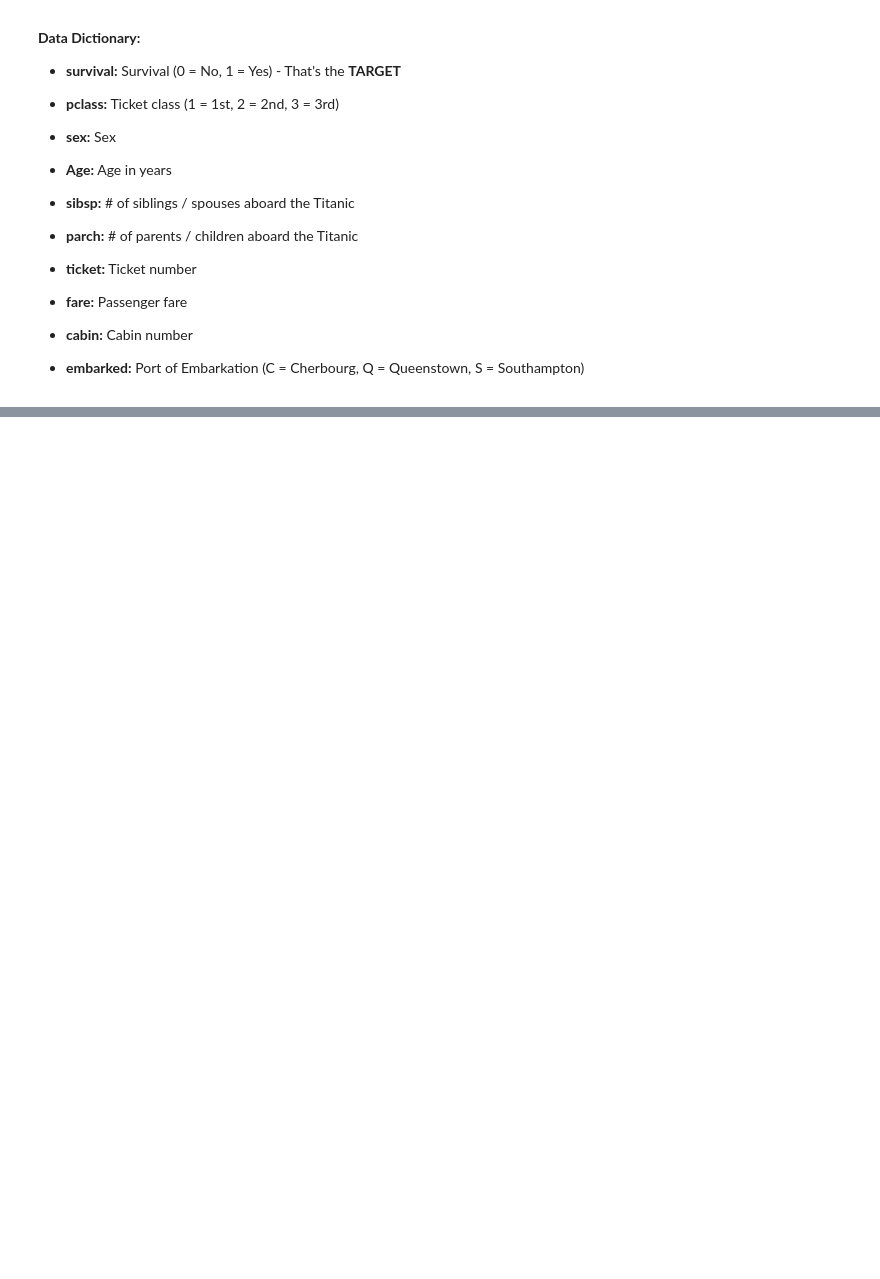
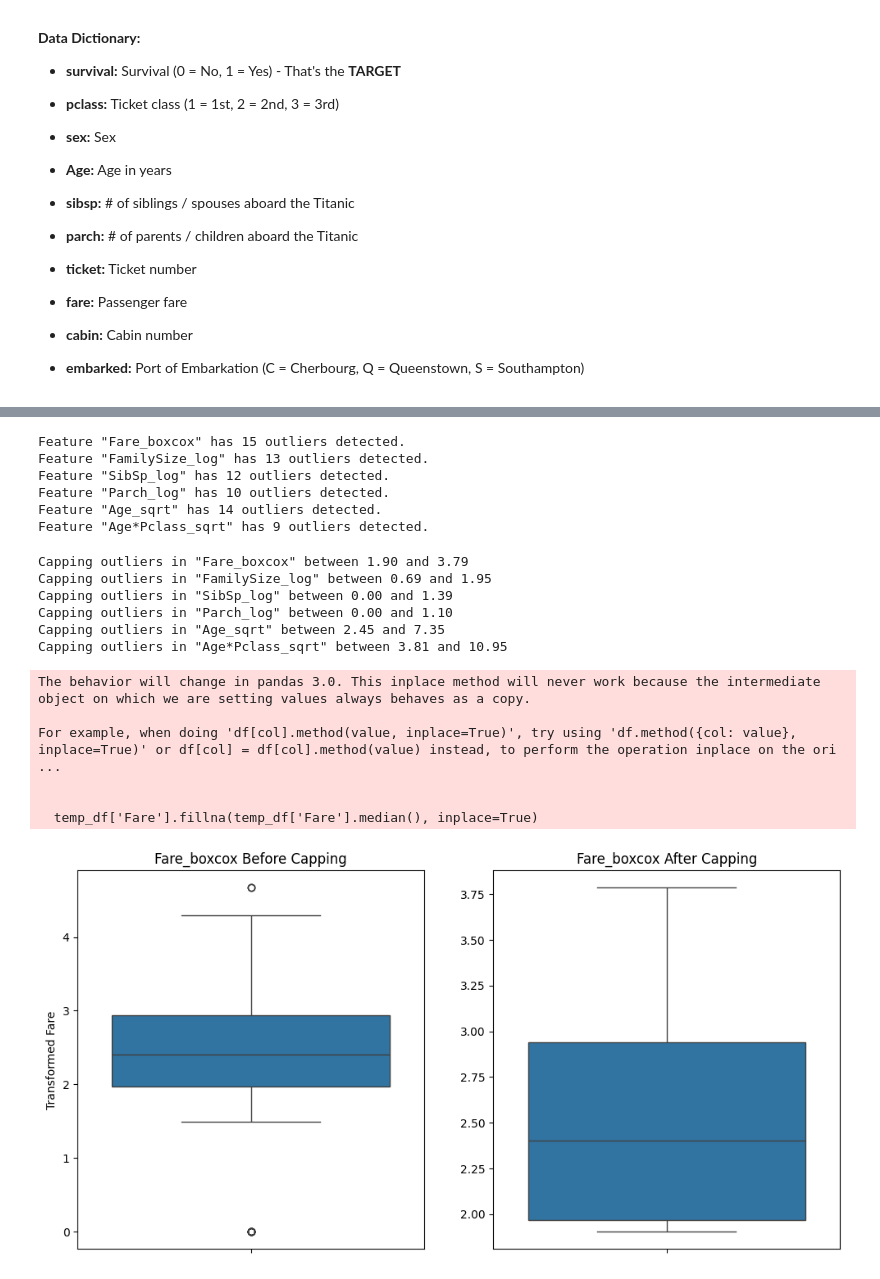
Before and after one commit to ArthurgLeonida/UFSC-DAS410108-Algorithms-DataToML, a Jupyter notebook: titanic.ipynb, the cells around one changed output, grey strips where cells are left out. Drawn from its saved outputs; the diff is of its cells as text; code cells hidden in the pictures; blank space fills up the shorter version.

```diff
--- a/titanic.ipynb
+++ b/titanic.ipynb
@@ -375,0 +549,73 @@ df_eng.head(5)
+# %%
+for feature in df_eng.select_dtypes(include=['number']).columns:
+    outliers = robust_outlier_detection(df_eng[feature])
+    num_outliers = outliers.sum()
+    if num_outliers > 0:
+        print(f'Feature "{feature}" has {num_outliers} outliers detected.')
+# %% [output]
+Feature "Fare_boxcox" has 15 outliers detected.
+Feature "FamilySize_log" has 13 outliers detected.
+Feature "SibSp_log" has 12 outliers detected.
+Feature "Parch_log" has 10 outliers detected.
+Feature "Age_sqrt" has 14 outliers detected.
+Feature "Age*Pclass_sqrt" has 9 outliers detected.
+# %%
+# --- Capping Outliers using the Percentile Method ---
+
+# Create a temporary DataFrame to show the 'before' state
+temp_df = df.copy()
+
+# Focus on the true numerical/continuous features from the list.
+features_to_cap = [
+    'Fare_boxcox',
+    'FamilySize_log',
+    'SibSp_log',
+    'Parch_log',
+    'Age_sqrt',
+    'Age*Pclass_sqrt'
+]
+
+for feature in features_to_cap:
+    if feature in df_eng.columns:
+        # Define the lower and upper bounds for capping
+        lower_bound = df_eng[feature].quantile(0.05)
+        upper_bound = df_eng[feature].quantile(0.95)
+
+        print(f'Capping outliers in "{feature}" between {lower_bound:.2f} and {upper_bound:.2f}')
+
+        # Use np.clip to cap the values
+        df_eng[feature] = np.clip(df_eng[feature], lower_bound, upper_bound)
+# %% [output]
+Capping outliers in "Fare_boxcox" between 1.90 and 3.79
+Capping outliers in "FamilySize_log" between 0.69 and 1.95
+Capping outliers in "SibSp_log" between 0.00 and 1.39
+Capping outliers in "Parch_log" between 0.00 and 1.10
+Capping outliers in "Age_sqrt" between 2.45 and 7.35
+Capping outliers in "Age*Pclass_sqrt" between 3.81 and 10.95
+# %%
+# --- Visualize the Effect of Capping on 'Fare_boxcox' ---
+temp_df['Fare'].fillna(temp_df['Fare'].median(), inplace=True)
+temp_df['Fare_boxcox'], _ = boxcox(temp_df['Fare'] + 1)
+
+# Create subplots
+fig, axes = plt.subplots(1, 2, figsize=(12, 6))
+
+# Before Capping
+sns.boxplot(y=temp_df['Fare_boxcox'], ax=axes[0])
+axes[0].set_title('Fare_boxcox Before Capping')
+axes[0].set_ylabel('Transformed Fare')
+
+# After Capping
+sns.boxplot(y=df_eng['Fare_boxcox'], ax=axes[1])
+axes[1].set_title('Fare_boxcox After Capping')
+axes[1].set_ylabel('') # Hide redundant y-label
+
+plt.show()
+# %% [output]
+The behavior will change in pandas 3.0. This inplace method will never work because the intermediate object on which we are setting values always behaves as a copy.
+
+For example, when doing 'df[col].method(value, inplace=True)', try using 'df.method({col: value}, inplace=True)' or df[col] = df[col].method(value) instead, to perform the operation inplace on the ori ...
+
+
+  temp_df['Fare'].fillna(temp_df['Fare'].median(), inplace=True)
+[figure, added]
```
Also changed, not shown: parts of 59 cells of this notebook, 5 other files.
